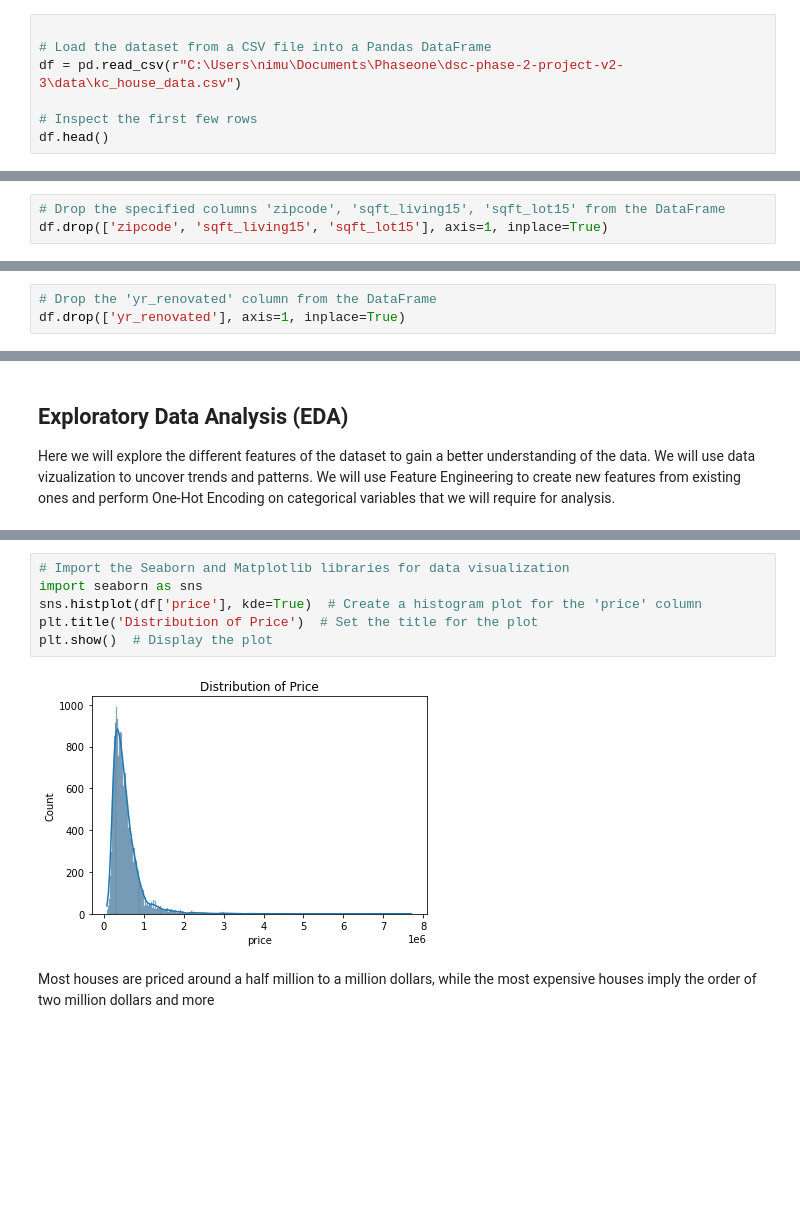
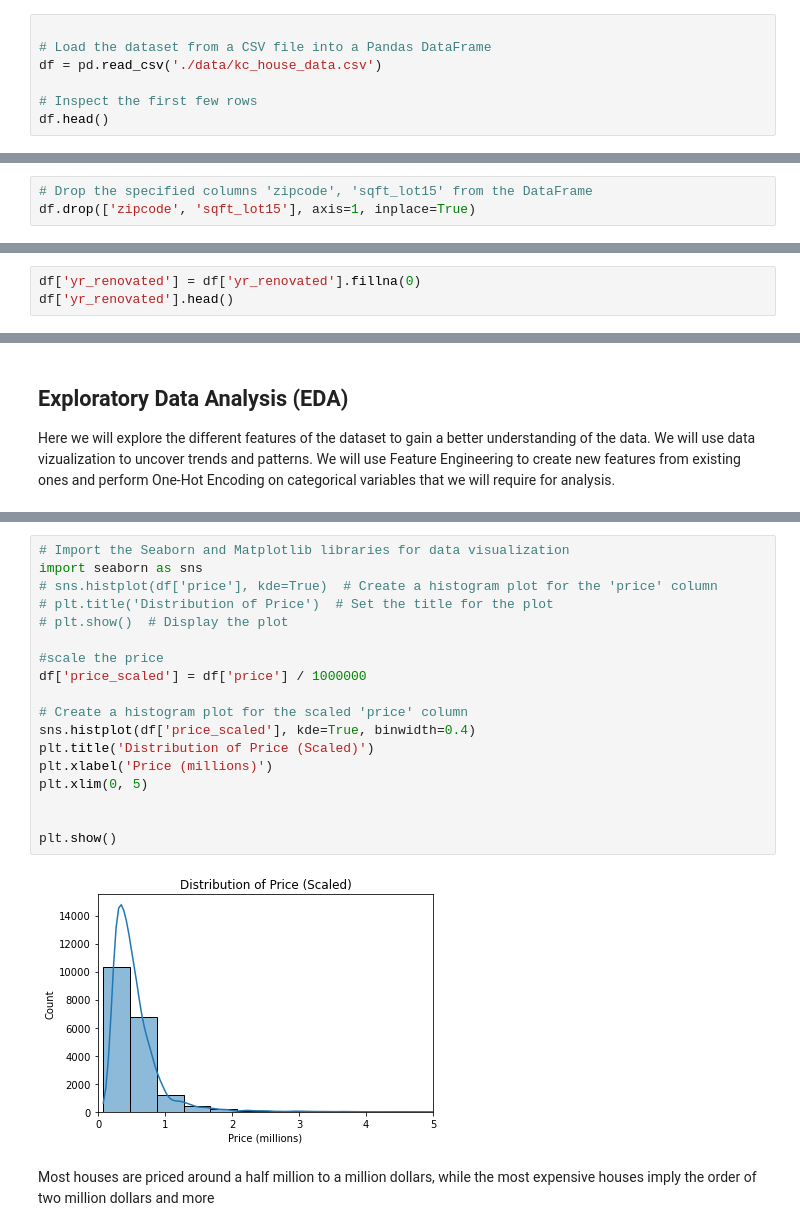
Before and after one commit to learn-co-curriculum/dsc-phase-2-project-v2-3, a Jupyter notebook: student.ipynb, the cells around one changed output, grey strips where cells are left out. Drawn from its saved outputs; the diff is of its cells as text; blank space fills up the shorter version.

```diff
--- a/student.ipynb
+++ b/student.ipynb
@@ -104,7 +105,7 @@ from statsmodels.formula.api import ols
 # %%
 
 # Load the dataset from a CSV file into a Pandas DataFrame
-df = pd.read_csv(r"C:\Users\nimu\Documents\Phaseone\dsc-phase-2-project-v2-3\data\kc_house_data.csv")
+df = pd.read_csv('./data/kc_house_data.csv')
 
 # Inspect the first few rows
 df.head()
@@ -163,8 +183,8 @@ memory usage: 3.5+ MB
 
 Here we will work on data celaning, handling missing values, data transformation, handling duplicates, data reshaping and other processes to ensure that we have a clean, structured, and suitable format for analysis and modeling
 # %%
-# Drop the specified columns 'zipcode', 'sqft_living15', 'sqft_lot15' from the DataFrame
-df.drop(['zipcode', 'sqft_living15', 'sqft_lot15'], axis=1, inplace=True)
+# Drop the specified columns 'zipcode', 'sqft_lot15' from the DataFrame
+df.drop(['zipcode', 'sqft_lot15'], axis=1, inplace=True)
 # %%
 # Check for missing values in the DataFrame and display the count of missing values for each column
 df.isnull().sum()
@@ -193,6 +214,3 @@ dtype: int64
 df['yr_renovated'].eq(0).sum()
 # %% [output]
 17011
-# %%
-# Drop the 'yr_renovated' column from the DataFrame
-df.drop(['yr_renovated'], axis=1, inplace=True)
@@ -231,0 +276,3 @@ df['view'].replace('NONE', 'NO', inplace=True)
+# %%
+df['yr_renovated'] = df['yr_renovated'].fillna(0)
+df['yr_renovated'].head()
@@ -317,11 +418,23 @@ df.describe()
 # %%
 # Import the Seaborn and Matplotlib libraries for data visualization
 import seaborn as sns
-sns.histplot(df['price'], kde=True)  # Create a histogram plot for the 'price' column
-plt.title('Distribution of Price')  # Set the title for the plot
-plt.show()  # Display the plot
+# sns.histplot(df['price'], kde=True)  # Create a histogram plot for the 'price' column
+# plt.title('Distribution of Price')  # Set the title for the plot
+# plt.show()  # Display the plot
+
+#scale the price
+df['price_scaled'] = df['price'] / 1000000
+
+# Create a histogram plot for the scaled 'price' column
+sns.histplot(df['price_scaled'], kde=True, binwidth=0.4)
+plt.title('Distribution of Price (Scaled)')
+plt.xlabel('Price (millions)')
+plt.xlim(0, 5)
+
+
+plt.show()
 # %% [output]
-[figure, old version]
+[figure, new version]
 # %% [markdown]
 Most houses are priced around a half million to a million dollars,
 while the most expensive houses imply the order of two million dollars and more
```
Also changed, not shown: parts of 33 cells of this notebook.
